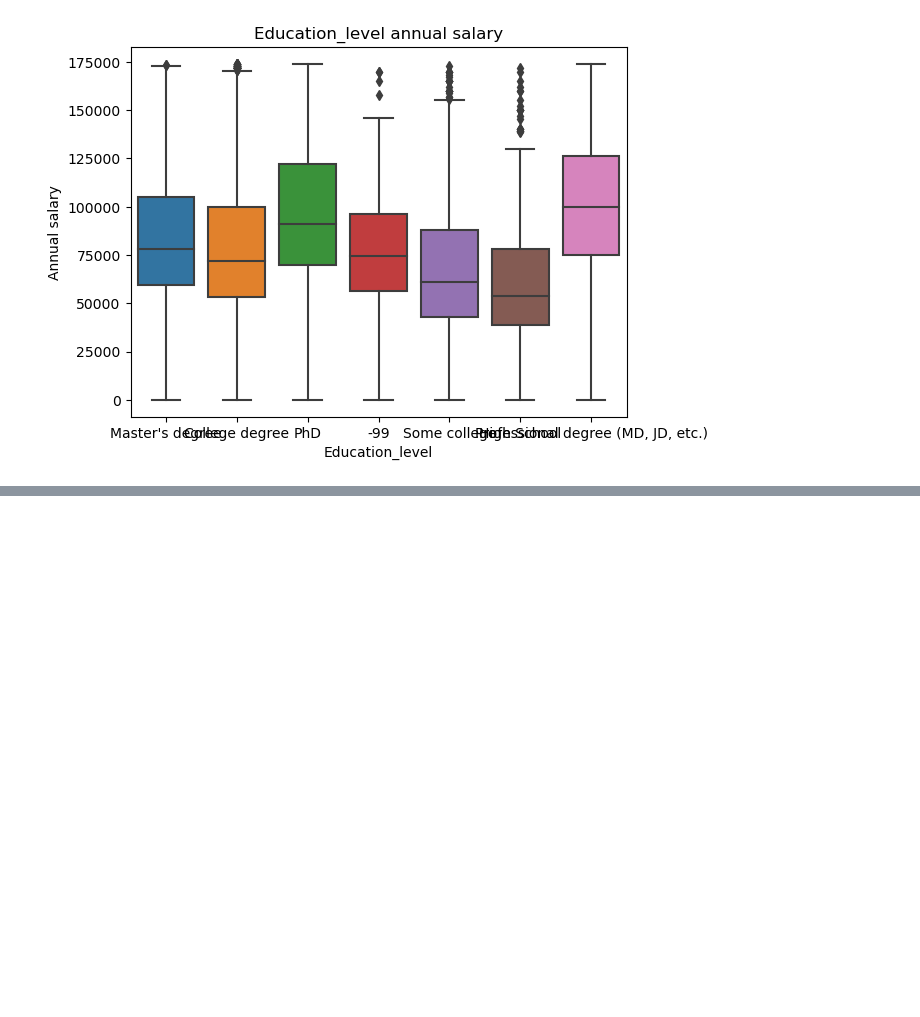
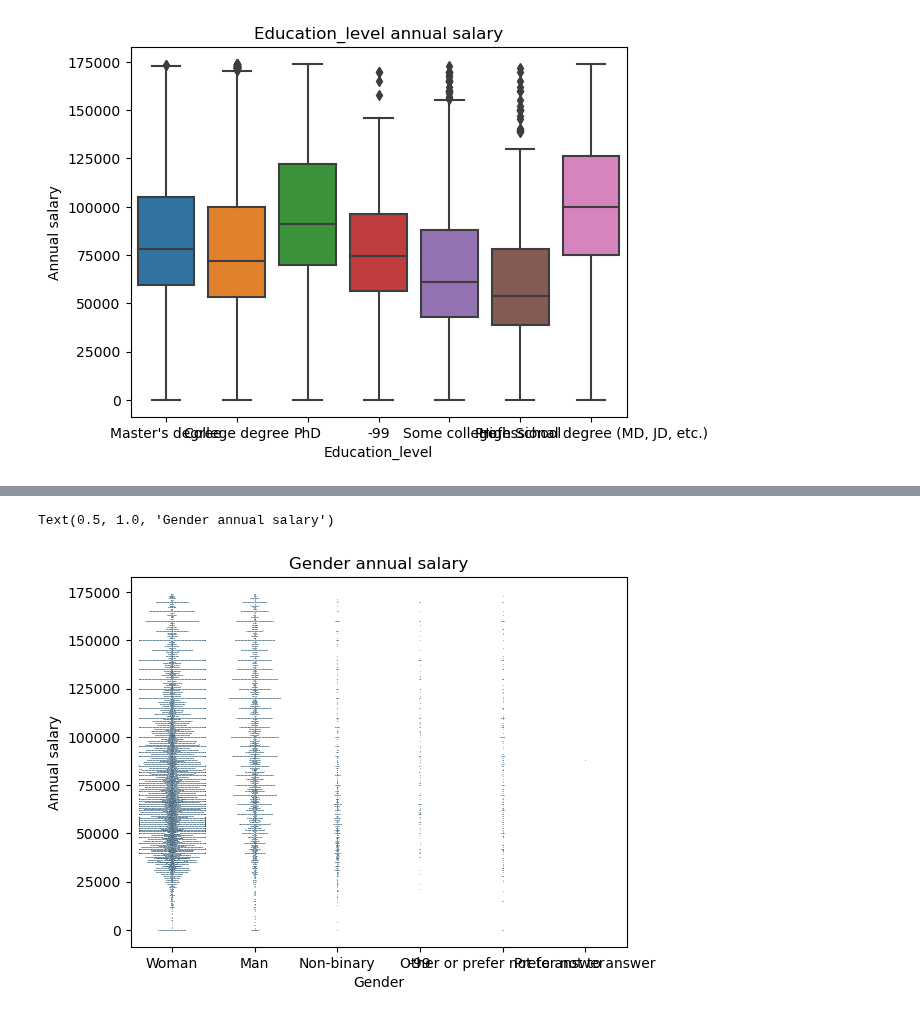
Before and after one commit to armandolezama/data-science-portfolio, a Jupyter notebook: Data_Science_Cycle/Ask_A_Manager_Salary_Survey_2021/Ask_A_Manager_Salary_Survey_2021.ipynb, the cells around one changed output, grey strips where cells are left out. Saved outputs shown, nothing was run; the diff lists cells and outputs as text; code cells hidden in the pictures; blank space fills up the shorter version.

```diff
--- a/Data_Science_Cycle/Ask_A_Manager_Salary_Survey_2021/Ask_A_Manager_Salary_Survey_2021.ipynb
+++ b/Data_Science_Cycle/Ask_A_Manager_Salary_Survey_2021/Ask_A_Manager_Salary_Survey_2021.ipynb
@@ -533,0 +539,7 @@ Text(0.5, 1.0, 'Education_level annual salary')
+# %%
+gender_annual_salary_swarmplot = sns.swarmplot(data=usd_salary_group, x=categorical_variables[10], y=continuous_variables[0], s=0.4)
+gender_annual_salary_swarmplot.set(ylabel='Annual salary', xlabel='Gender')
+gender_annual_salary_swarmplot.set_title('Gender annual salary')
+# %% [output]
+Text(0.5, 1.0, 'Gender annual salary')
+[figure, added]
```
Also changed, not shown: parts of 1 cell of this notebook, 1 other file.
